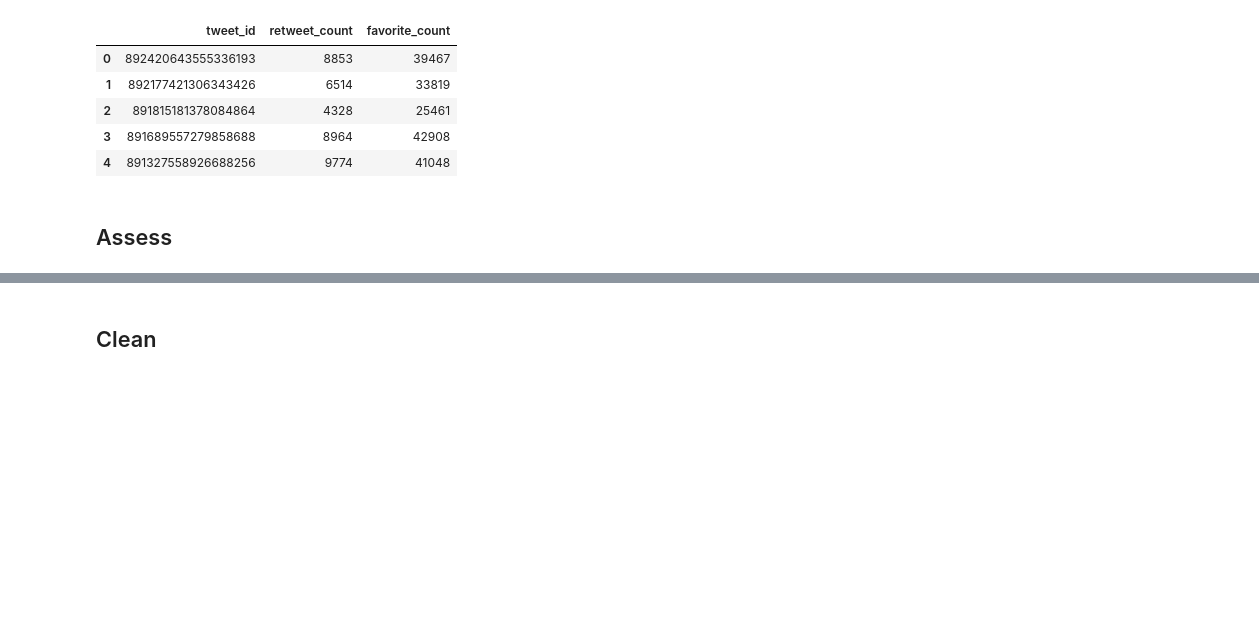
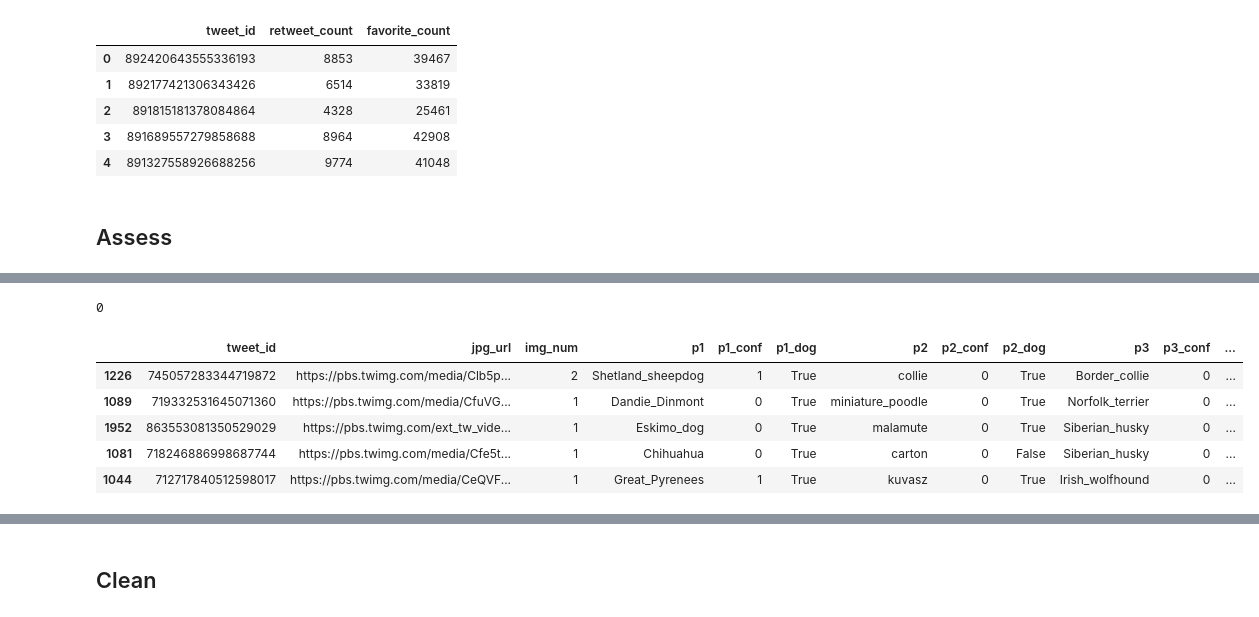
Before and after one commit to PhilipKarns/we_rate_dogs, a Jupyter notebook: wrangle_act.ipynb, the cells around one changed output, grey strips where cells are left out. Saved outputs shown, nothing was run; the diff lists cells and outputs as text; code cells hidden in the pictures; blank space fills up the shorter version.

Commit message:
finished assessing for quality and tidiness issues

```diff
--- a/wrangle_act.ipynb
+++ b/wrangle_act.ipynb
@@ -141,0 +144,6 @@ json_info_clean.head()
+# %%
+#format so actual values show instead of exponential values
+pd.set_option('display.float_format', lambda x: '%.0f' % x)
+
+#check if values make sense
+twitter_archive_clean.describe()
@@ -141,0 +160,15 @@ json_info_clean.head()
+# %%
+#check for duplicate rows
+sum(twitter_archive_clean.duplicated())
+# %% [output]
+0
+# %%
+#review for quality and tidiness issues
+image_predictions.sample(5)
+# %% [output]
+|  | tweet_id | jpg_url | img_num | p1 | p1_conf | p1_dog | p2 | p2_conf | p2_dog | p3 | p3_conf | ... |
+| 1226 | 745057283344719872 | https://pbs.twimg.com/media/Clb5p... | 2 | Shetland_sheepdog | 1 | True | collie | 0 | True | Border_collie | 0 | ... |
+| 1089 | 719332531645071360 | https://pbs.twimg.com/media/CfuVG... | 1 | Dandie_Dinmont | 0 | True | miniature_poodle | 0 | True | Norfolk_terrier | 0 | ... |
+| 1952 | 863553081350529029 | https://pbs.twimg.com/ext_tw_vide... | 1 | Eskimo_dog | 0 | True | malamute | 0 | True | Siberian_husky | 0 | ... |
+| 1081 | 718246886998687744 | https://pbs.twimg.com/media/Cfe5t... | 1 | Chihuahua | 0 | True | carton | 0 | False | Siberian_husky | 0 | ... |
+| 1044 | 712717840512598017 | https://pbs.twimg.com/media/CeQVF... | 1 | Great_Pyrenees | 1 | True | kuvasz | 0 | True | Irish_wolfhound | 0 | ... |
```
Also changed, not shown: parts of 18 cells of this notebook.
